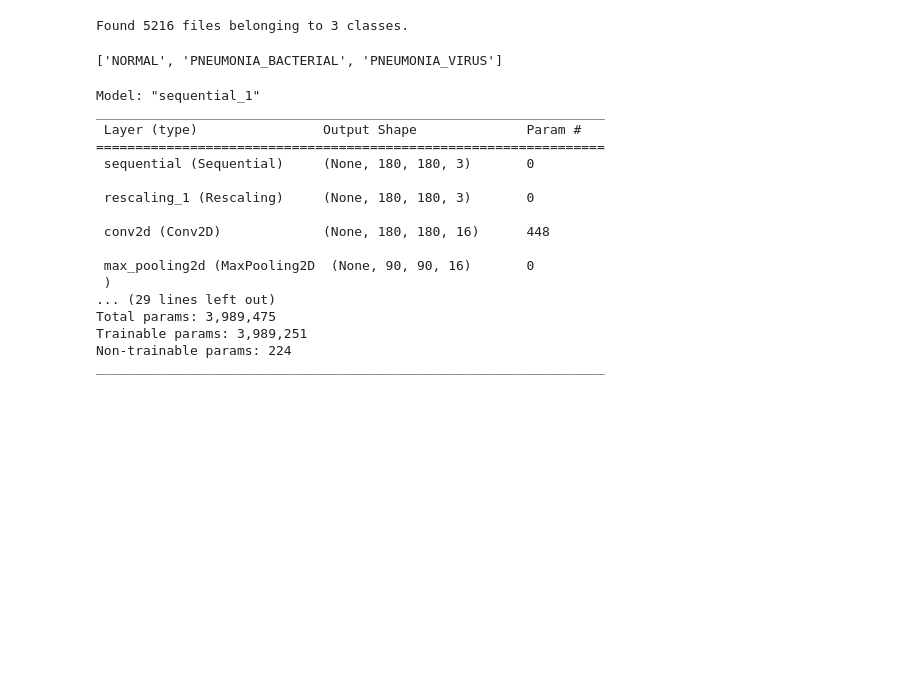
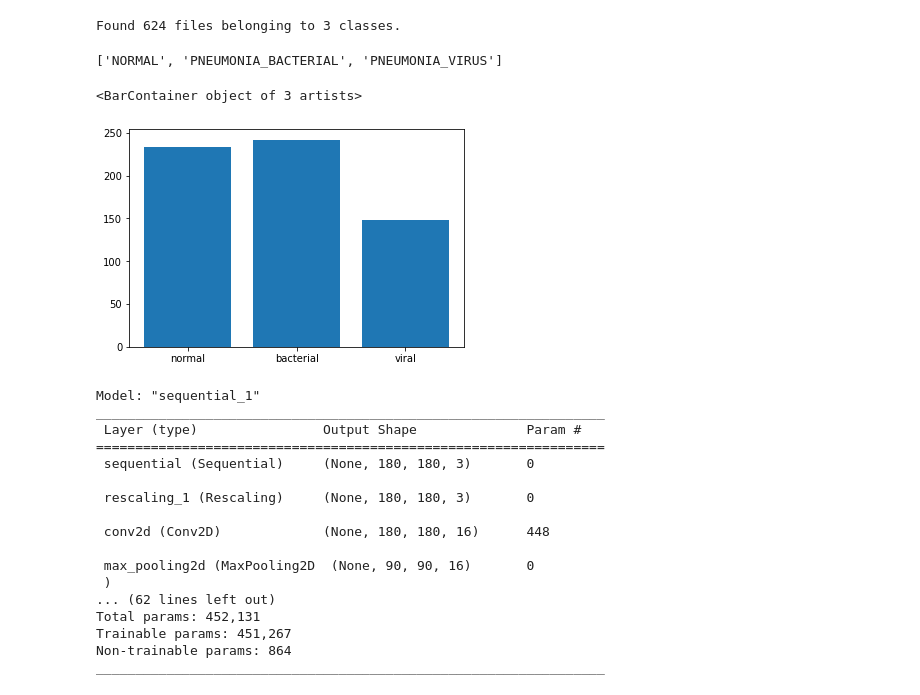
Before and after one commit to sebastiankul-99/PneumoniaRecognition, a Jupyter notebook: LoadModel.ipynb, the cells around one changed output. Drawn from its saved outputs; the diff is of its cells as text; code cells hidden in the pictures; blank space fills up the shorter version.

```diff
--- a/LoadModel.ipynb
+++ b/LoadModel.ipynb
@@ -22,7 +22,7 @@ import imgaug.augmenters as iaa
 dtype = torch.float
 device = torch.device("cpu")
 # %%
-data_dir = './chest_xray/train'
+data_dir = './chest_xray/test'
 img_height = 180
 img_width = 180
 batchSize =32
@@ -32,14 +32,23 @@ test_ds = tf.keras.utils.image_dataset_from_directory(data_dir, shuffle=False,
                                                       image_size=(img_height, img_width)
                                                  )
 # %% [output]
-Found 5216 files belonging to 3 classes.
+Found 624 files belonging to 3 classes.
 # %%
 class_names = test_ds.class_names
 print(class_names)
 # %% [output]
 ['NORMAL', 'PNEUMONIA_BACTERIAL', 'PNEUMONIA_VIRUS']
+# %%
+normal_count = len(glob.glob(data_dir+"/NORMAL/*"))
+pneumonia_virus = len(glob.glob(data_dir+"/PNEUMONIA_VIRUS/*"))
+pneumonia_bacterial = len(glob.glob(data_dir+"/PNEUMONIA_BACTERIAL/*"))
+# %%
+plt.bar(x=["normal", "bacterial", "viral"], height=[normal_count, pneumonia_bacterial, pneumonia_virus])
+# %% [output]
+<BarContainer object of 3 artists>
+[figure, added]
 # %%
-new_model = tf.keras.models.load_model('saved_model7/my_model')
+new_model = tf.keras.models.load_model('saved_model8/my_model')
 
 # Check its architecture
 new_model.summary()
@@ -56,10 +65,10 @@ _________________________________________________________________
 
  max_pooling2d (MaxPooling2D  (None, 90, 90, 16)       0
  )
-... (29 lines left out)
-Total params: 3,989,475
-Trainable params: 3,989,251
-Non-trainable params: 224
+... (62 lines left out)
+Total params: 452,131
+Trainable params: 451,267
+Non-trainable params: 864
 _________________________________________________________________
 # %%
 loss, acc = new_model.evaluate(test_ds, verbose=2)
```
Also changed, not shown: parts of 5 cells of this notebook, 2 other files.
